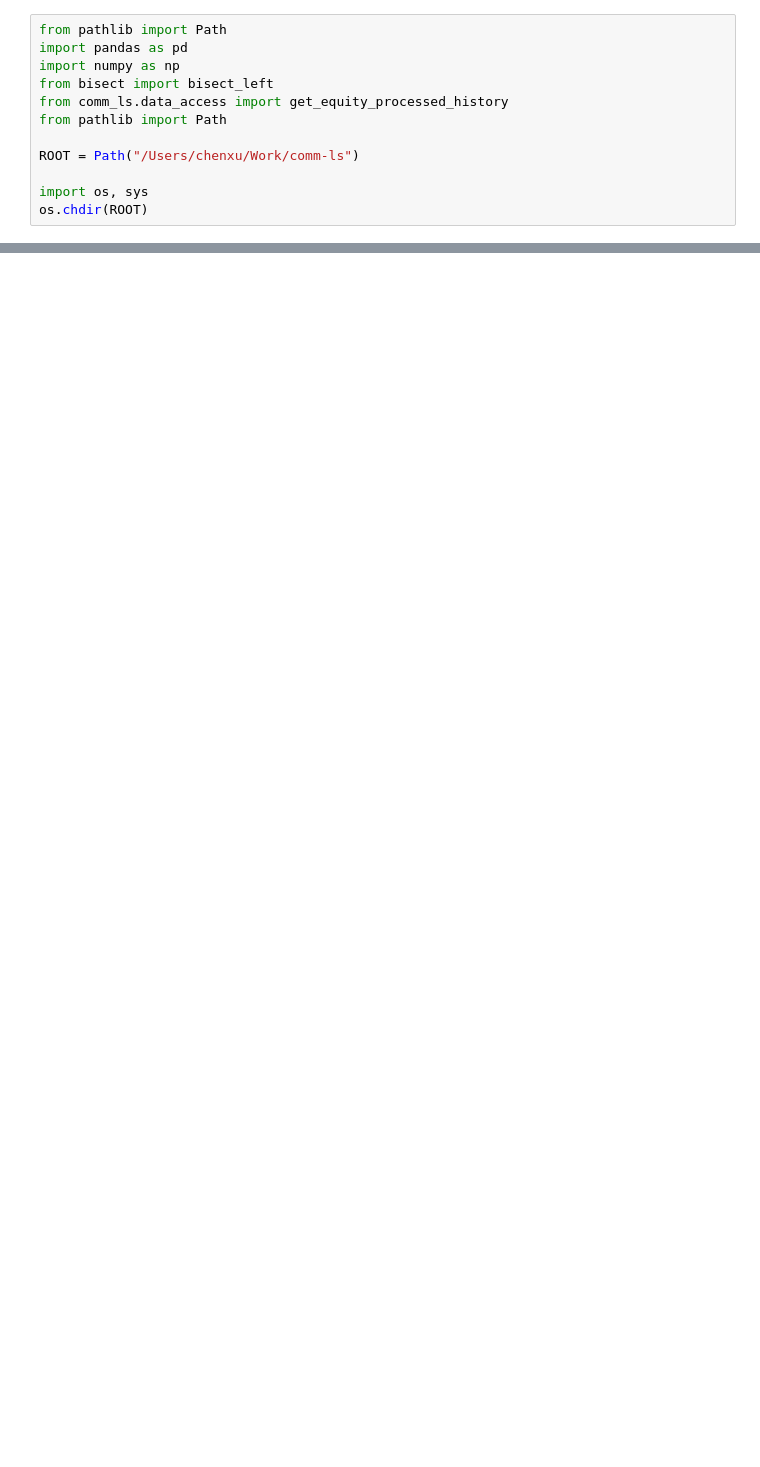
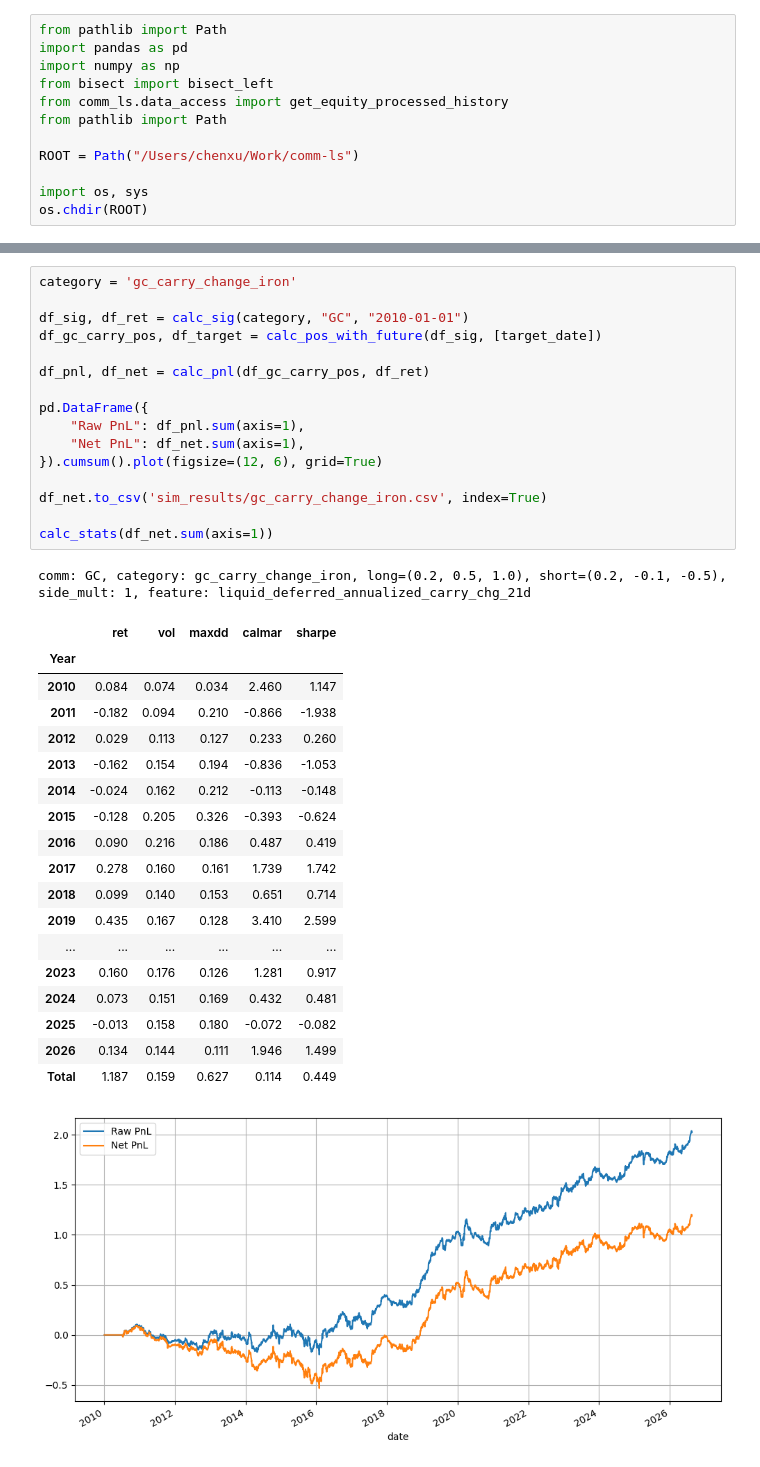
Before and after one commit to chenxu0602/comm-ls, a Jupyter notebook: notebooks/backtest_mt.ipynb, the cells around one changed output, grey strips where cells are left out. Saved outputs shown, nothing was run; the diff lists cells and outputs as text; blank space fills up the shorter version.

```diff
--- a/notebooks/backtest_mt.ipynb
+++ b/notebooks/backtest_mt.ipynb
@@ -801,0 +1298,37 @@ target_date = '2026-08-03'
+# %%
+category = 'gc_carry_change_iron'
+
+df_sig, df_ret = calc_sig(category, "GC", "2010-01-01")
+df_gc_carry_pos, df_target = calc_pos_with_future(df_sig, [target_date])
+
+df_pnl, df_net = calc_pnl(df_gc_carry_pos, df_ret)
+
+pd.DataFrame({
+    "Raw PnL": df_pnl.sum(axis=1),
+    "Net PnL": df_net.sum(axis=1),
+}).cumsum().plot(figsize=(12, 6), grid=True)
+
+df_net.to_csv('sim_results/gc_carry_change_iron.csv', index=True)
+
+calc_stats(df_net.sum(axis=1))
+# %% [output]
+comm: GC, category: gc_carry_change_iron, long=(0.2, 0.5, 1.0), short=(0.2, -0.1, -0.5), side_mult: 1, feature: liquid_deferred_annualized_carry_chg_21d
+|  | ret | vol | maxdd | calmar | sharpe |
+| Year |  |  |  |  |  |
+| 2010 | 0.084 | 0.074 | 0.034 | 2.460 | 1.147 |
+| 2011 | -0.182 | 0.094 | 0.210 | -0.866 | -1.938 |
+| 2012 | 0.029 | 0.113 | 0.127 | 0.233 | 0.260 |
+| 2013 | -0.162 | 0.154 | 0.194 | -0.836 | -1.053 |
+| 2014 | -0.024 | 0.162 | 0.212 | -0.113 | -0.148 |
+| 2015 | -0.128 | 0.205 | 0.326 | -0.393 | -0.624 |
+| 2016 | 0.090 | 0.216 | 0.186 | 0.487 | 0.419 |
+| 2017 | 0.278 | 0.160 | 0.161 | 1.739 | 1.742 |
+| 2018 | 0.099 | 0.140 | 0.153 | 0.651 | 0.714 |
+| 2019 | 0.435 | 0.167 | 0.128 | 3.410 | 2.599 |
+| ... | ... | ... | ... | ... | ... |
+| 2023 | 0.160 | 0.176 | 0.126 | 1.281 | 0.917 |
+| 2024 | 0.073 | 0.151 | 0.169 | 0.432 | 0.481 |
+| 2025 | -0.013 | 0.158 | 0.180 | -0.072 | -0.082 |
+| 2026 | 0.134 | 0.144 | 0.111 | 1.946 | 1.499 |
+| Total | 1.187 | 0.159 | 0.627 | 0.114 | 0.449 |
+[figure, added]
```
Also changed, not shown: parts of 21 cells of this notebook, 27 other files.
